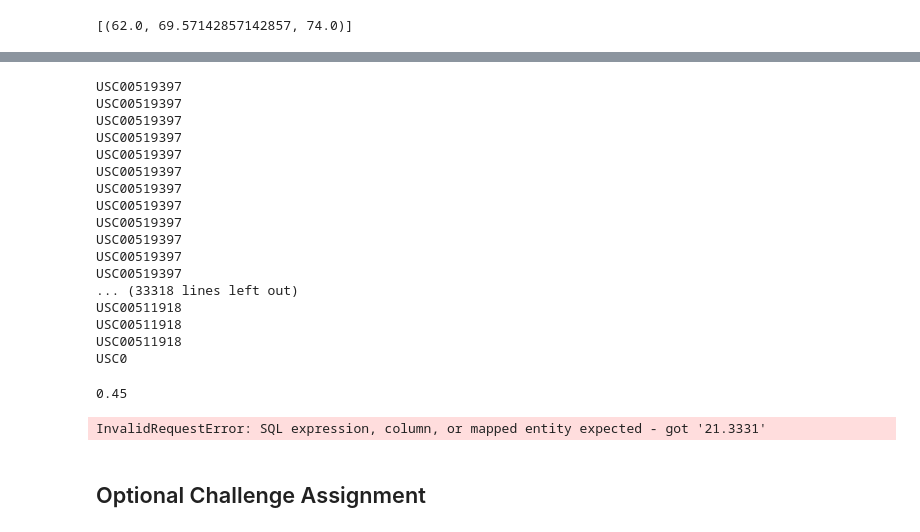
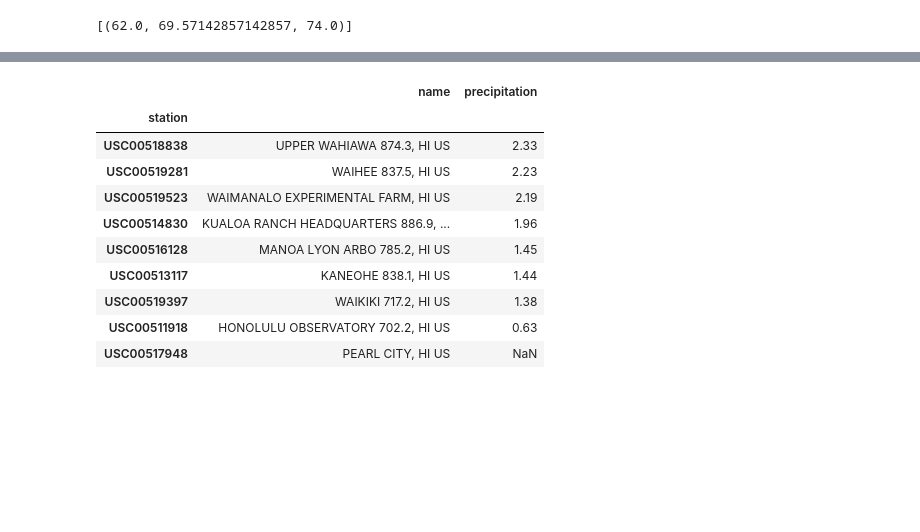
Before and after one commit to bricker3k/sqlalchemy-challenge, a Jupyter notebook: climate_starter.ipynb, the cells around one changed output, grey strips where cells are left out. Cells and saved outputs as stored; diff of their text form; code cells hidden in the pictures; blank space fills up the shorter version.

```diff
--- a/climate_starter.ipynb
+++ b/climate_starter.ipynb
@@ -322,40 +327,6 @@ plt.show();
 # %%
-# Calculate the total amount of rainfall per weather station for your trip dates using the previous year's matching dates.
-# Sort this in descending order by precipitation amount and list the station, name, latitude, longitude, and elevation
-same_station = session.query(Measurement, Station).filter(Measurement.station == Station.station).all()
+# calculates the rainfall per weather station using the previous year's matching dates.
 
-
-for record in same_station:
-    (Measurement, Station) = record
-    print(Measurement.station)
-    print(Station.station)
+lyrain = session.query(Measurement.station, Station.name, func.sum(Measurement.prcp).label('precipitation')).\
+filter(Measurement.station == Station.station, Measurement.date >= startdate, Measurement.date <= enddate).\
+group_by(Measurement.station).order_by(func.sum(Measurement.prcp).desc()).all()
-# %% [output]
-USC00519397
-USC00519397
-USC00519397
-USC00519397
-USC00519397
-USC00519397
-USC00519397
-USC00519397
-USC00519397
-USC00519397
-USC00519397
-USC00519397
-... (33318 lines left out)
-USC00511918
-USC00511918
-USC00511918
-USC0
-# %%
-print(Measurement.prcp)
-# %% [output]
-0.45
-# %%
-sel = [Measurement.station, Measurement.prcp, Station.name, Station.latitude, Station.longitude, Station.elevation]
-same_station = session.query(*sel).filter(Measurement.station == Station.station).all()
-same_station
-# %% [output]
-InvalidRequestError: SQL expression, column, or mapped entity expected - got '21.3331'
-# %% [markdown]
-## Optional Challenge Assignment
@@ -395,0 +333,16 @@ daily_normals("01-01")
+# %%
+new_rainfall = pd.DataFrame(lyrain)
+new_rainfall = new_rainfall.set_index('station')
+new_rainfall
+# %% [output]
+|  | name | precipitation |
+| station |  |  |
+| USC00518838 | UPPER WAHIAWA 874.3, HI US | 2.33 |
+| USC00519281 | WAIHEE 837.5, HI US | 2.23 |
+| USC00519523 | WAIMANALO EXPERIMENTAL FARM, HI US | 2.19 |
+| USC00514830 | KUALOA RANCH HEADQUARTERS 886.9, ... | 1.96 |
+| USC00516128 | MANOA LYON ARBO 785.2, HI US | 1.45 |
+| USC00513117 | KANEOHE 838.1, HI US | 1.44 |
+| USC00519397 | WAIKIKI 717.2, HI US | 1.38 |
+| USC00511918 | HONOLULU OBSERVATORY 702.2, HI US | 0.63 |
+| USC00517948 | PEARL CITY, HI US | NaN |
```
Also changed, not shown: parts of 8 cells of this notebook.
